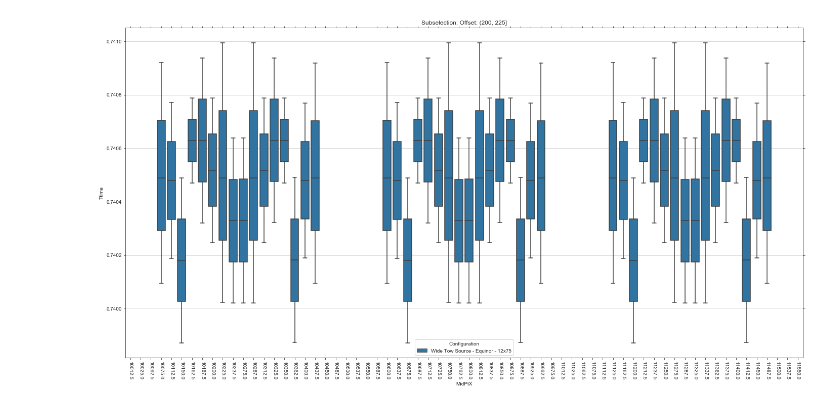
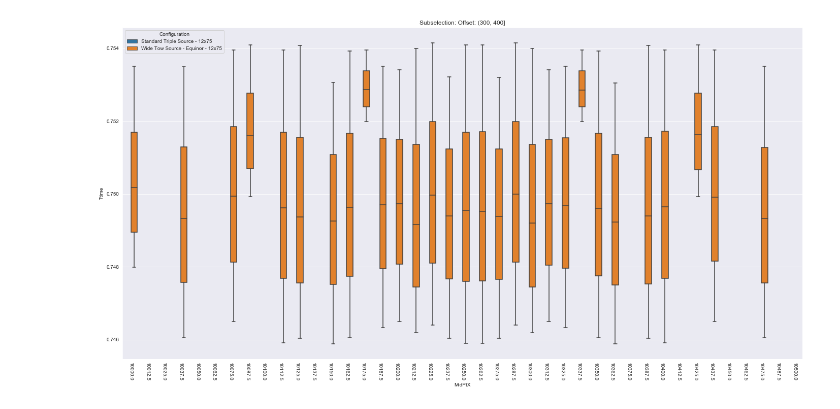
Before and after one commit to MagnsW/geotools, a Jupyter notebook: Untitled.ipynb, the cells around one changed output. Cells and saved outputs as stored; diff of their text form; code cells hidden in the pictures.

Commit message:
More progress on offset_distribution.py

```diff
--- a/Untitled.ipynb
+++ b/Untitled.ipynb
@@ -6,7 +11,7 @@ path = './testfiles/nearoffset_dist/Eq_Arg/'
 filenames = {'Standard Triple Source - 12x75': path + '12x75mx6000m_TS.A1X',
             'Wide Tow Source - Equinor - 12x75': path + '12x75mx8000m_Equinor.A1X'}
 # %%
-my_offset_data = offset_distribution.OffsetData(filenames, minoffset=0, maxoffset=600, incoffset=25)
+my_offset_data = offset_distribution.OffsetData(filenames, minoffset=100, maxoffset=600, incoffset=100)
 # %% [output]
 Reading configuration:  Standard Triple Source - 12x75
 From file:  ./testfiles/nearoffset_dist/Eq_Arg/12x75mx6000m_TS.A1X
@@ -92,12 +121,28 @@ my_offset_data.df_attribs_stats[my_offset_data.df_attribs_stats['Offsetclass'] =
 # %%
-def stat_for_offset_class(data, offsetplane, config, attrib, descriptor):
-    df_temp = data.df[(data.df['Offsetclass'] == data.offset_planes[offsetplane]) | (data.df['Offsetclass'].isna()) ]
-    df_temp = df_temp[df_temp['Configuration'] == config]
-    df_temp_graph = data.df_attribs_stats[(data.df_attribs_stats['Attribute'] == attrib) & (data.df_attribs_stats['Offsetclass'] == data.offset_planes[offsetplane])]
-    df_temp_graph = df_temp_graph[df_temp_graph['Configuration'] == config]
+def stat_for_offset_class(data, offsetplane, config, attrib):
+    df_temp = data.df[data.df['Configuration'] == config]
+    bins = df_temp['MidPtX'].unique()
+    #print(bins, len(bins))
+    #df_na = data.df[(data.df['Offsetclass'].isna())]
+    #df_temp = data.df[(data.df['Offsetclass'] == data.offset_planes[offsetplane]) | (data.df['Offsetclass'].isna())]
+    df_temp = df_temp[(df_temp['Offsetclass'] == data.offset_planes[offsetplane])]
+    #df_temp = df_temp.append(df_na)
+
+    bins_kept = df_temp['MidPtX'].unique()
+    bins_to_add = set(bins).difference(set(bins_kept))
+    #print(bins_kept, len(bins_kept))
+    #print(bins_to_add, len(bins_to_add))
+    dict_to_add = {}
+    dict_to_add['MidPtX'] = sorted(list(bins_to_add))
+    df_to_add = pd.DataFrame(dict_to_add)
+    df_temp = df_temp.append(df_to_add, ignore_index=True, sort=True)
+    #df_temp_graph = data.df_attribs_stats[(data.df_attribs_stats['Attribute'] == attrib) & (data.df_attribs_stats['Offsetclass'] == data.offset_planes[offsetplane])]
+    #df_temp_graph = df_temp_graph[df_temp_graph['Configuration'] == config]
     plt.figure(figsize=(24, 12))
+    sns.set_style('darkgrid')
     #sns.swarmplot(x='MidPtX', y='Ttime', data=my_offset_data.df[(my_offset_data.df['Offset'] <= 250) & (my_offset_data.df['Offset'] >= 150)], hue='Configuration')
-    sns.boxplot(x='MidPtX', y=attrib, data=df_temp.reset_index(), hue='Configuration')
+    sns.boxplot(x='MidPtX', y=attrib, data=df_temp.reset_index(), hue='Configuration', hue_order=data.configurations)
+    #sns.swarmplot(x='MidPtX', y=attrib, data=df_temp.reset_index(), hue='Configuration')
     #sns.swarmplot(x='MidPtX', y=attrib, data=df_temp, hue='Configuration')
     #sns.lineplot(x='MidPtX', y=descriptor, data=df_temp_graph, hue='Configuration')
     #sns.lineplot(x='MidPtX', y=attrib, data=df_temp.reset_index(), hue='Configuration', estimator='mean', err_style='band')
@@ -109,4 +154,4 @@ def stat_for_offset_class(data, offsetplane, config, attrib, descriptor):
     plt.show()
 
 
-    return df_temp, df_temp_graph
+    #return df_temp, df_temp_graph
@@ -113,4 +179,4 @@ def stat_for_offset_class(data, offsetplane, config, attrib, descriptor):
 # %%
-test, graph_test = stat_for_offset_class(my_offset_data, 8, 'Wide Tow Source - Equinor - 12x75', 'Ttime', 'mean')
+stat_for_offset_class(my_offset_data, 2, 'Wide Tow Source - Equinor - 12x75', 'Ttime')
 # %% [output]
-[figure, old version]
+[figure, new version]
```
Also changed, not shown: parts of 32 cells of this notebook, 1 other file.
